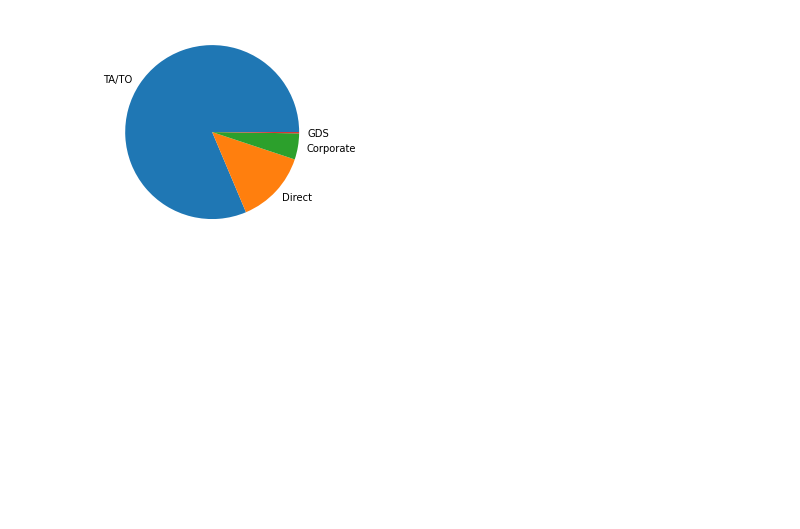
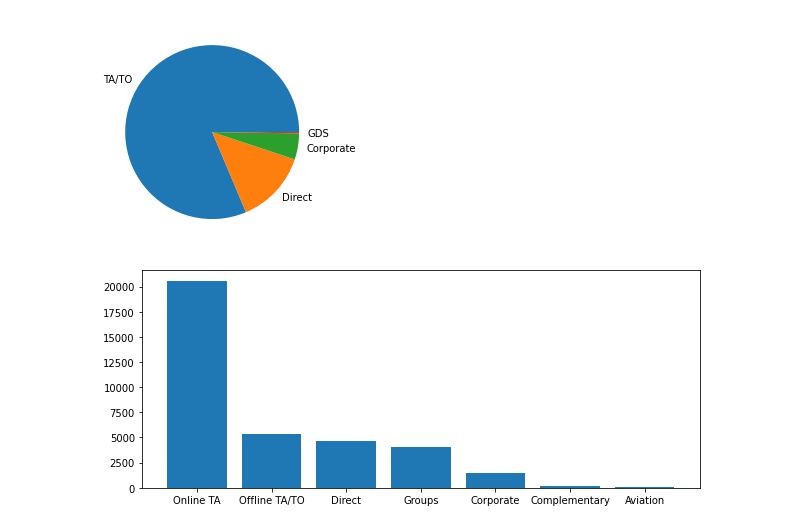
Before and after one commit to ferdinosaurus/intermediate-python-AI-INDONESIA, a Jupyter notebook: Final Project/SoalB.ipynb, the cells around one changed output. Saved outputs shown, nothing was run; the diff lists cells and outputs as text; code cells hidden in the pictures; blank space fills up the shorter version.

Commit message:
update final project - visualization

```diff
--- a/Final Project/SoalB.ipynb
+++ b/Final Project/SoalB.ipynb
@@ -419,3 +419,10 @@ plt.show()
 [29559, 4925, 1764, 86]
 ['TA/TO', 'Direct', 'Corporate', 'GDS']
 [figure]
+# %%
+
+plt.figure(figsize=(10, 4))
+plt.bar(data_hotel_clean['market_segment'].value_counts().index.tolist(),data_hotel_clean['market_segment'].value_counts())
+plt.show()
+# %% [output]
+[figure, added]
```
Also changed, not shown: parts of 1 cell of this notebook.
